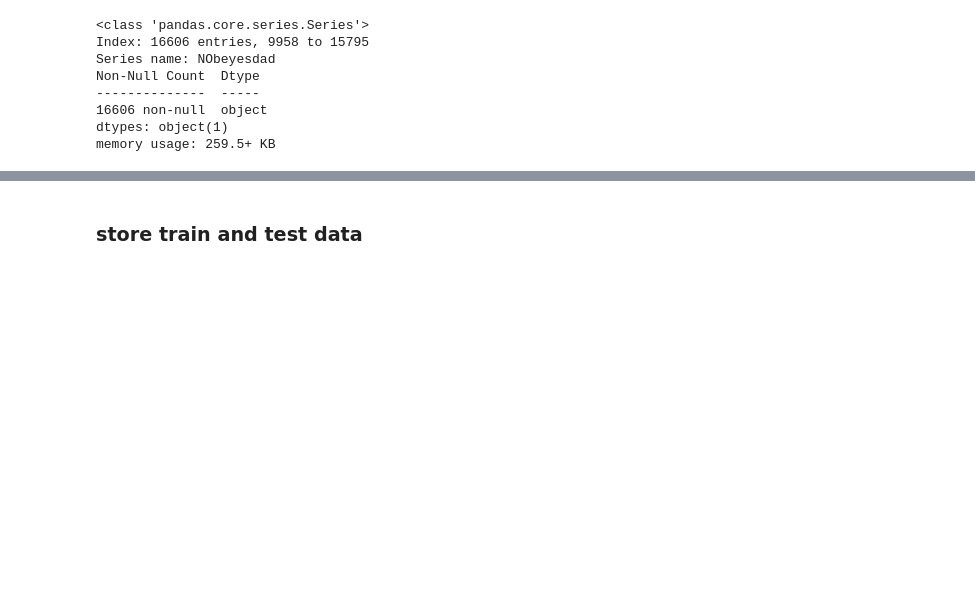
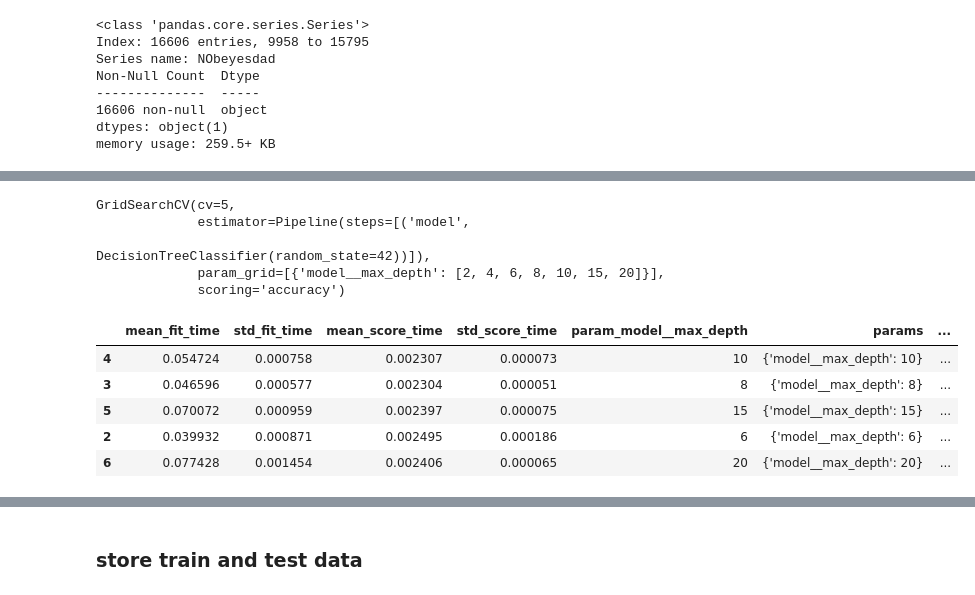
Before and after one commit to andreaslanderer/ost-data-hack, a Jupyter notebook: 2025-07-06-Datahack.ipynb, the cells around one changed output, grey strips where cells are left out. Saved outputs shown, nothing was run; the diff lists cells and outputs as text; code cells hidden in the pictures; blank space fills up the shorter version.

```diff
--- a/2025-07-06-Datahack.ipynb
+++ b/2025-07-06-Datahack.ipynb
@@ -216,0 +220,33 @@ plt.show()
+# %%
+from sklearn.model_selection import GridSearchCV
+from sklearn.pipeline import Pipeline
+
+full_pipeline = Pipeline([
+    ("model", DecisionTreeClassifier(random_state=42))
+])
+
+param_grid = [
+    {
+        "model__max_depth": [2, 4, 6, 8, 10, 15, 20],
+    },
+]
+
+grid_search = GridSearchCV(full_pipeline, param_grid, cv=5, scoring="accuracy")
+grid_search.fit(train_small_X, train_small_y)
+# %% [output]
+GridSearchCV(cv=5,
+             estimator=Pipeline(steps=[('model',
+                                        DecisionTreeClassifier(random_state=42))]),
+             param_grid=[{'model__max_depth': [2, 4, 6, 8, 10, 15, 20]}],
+             scoring='accuracy')
+# %%
+cv_res = pd.DataFrame(grid_search.cv_results_)
+cv_res.sort_values(by="mean_test_score", ascending=False, inplace=True)
+cv_res.head()
+# %% [output]
+|  | mean_fit_time | std_fit_time | mean_score_time | std_score_time | param_model__max_depth | params | ... |
+| 4 | 0.054724 | 0.000758 | 0.002307 | 0.000073 | 10 | {'model__max_depth': 10} | ... |
+| 3 | 0.046596 | 0.000577 | 0.002304 | 0.000051 | 8 | {'model__max_depth': 8} | ... |
+| 5 | 0.070072 | 0.000959 | 0.002397 | 0.000075 | 15 | {'model__max_depth': 15} | ... |
+| 2 | 0.039932 | 0.000871 | 0.002495 | 0.000186 | 6 | {'model__max_depth': 6} | ... |
+| 6 | 0.077428 | 0.001454 | 0.002406 | 0.000065 | 20 | {'model__max_depth': 20} | ... |
```
Also changed, not shown: parts of 8 cells of this notebook.
